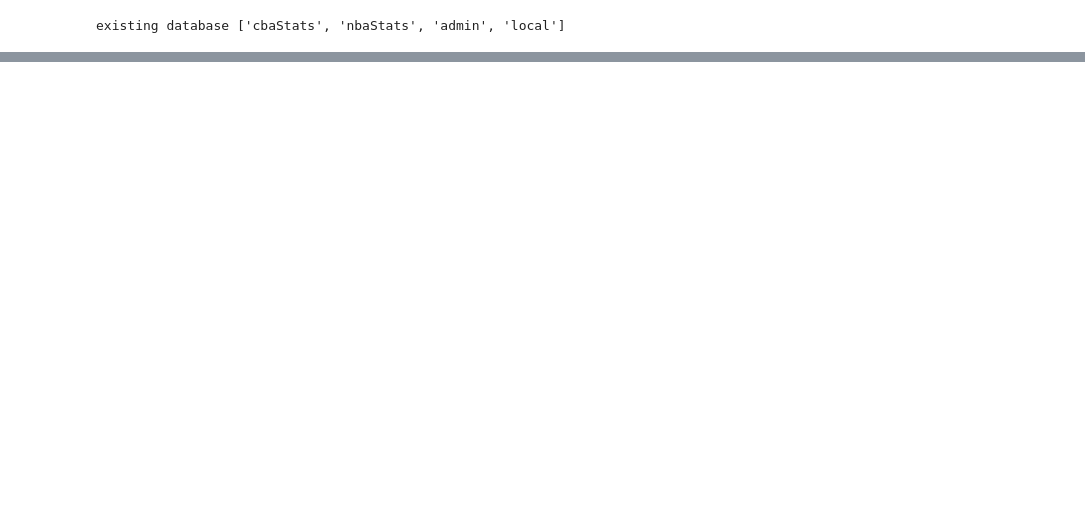
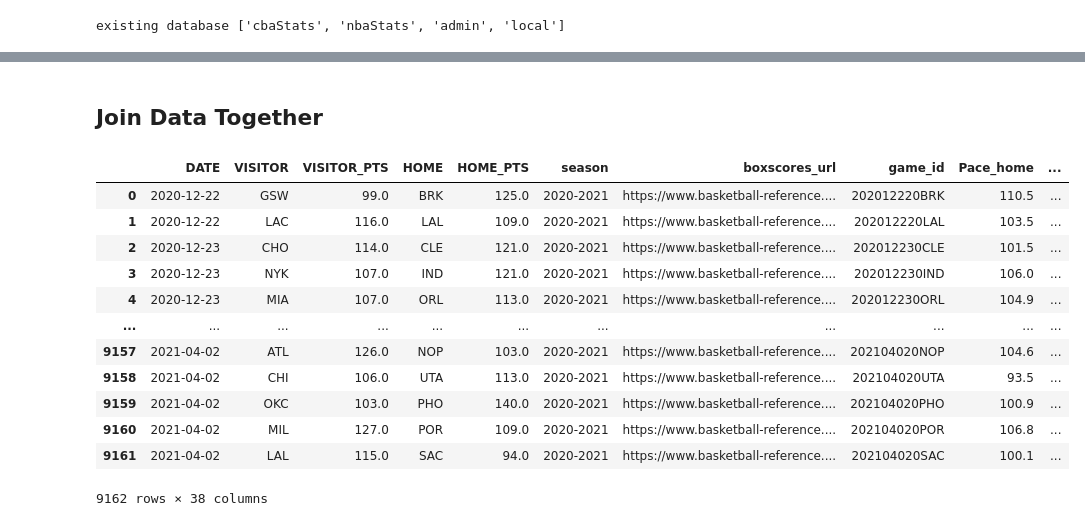
Before and after one commit to JJnotJimmyJohn/NBA_Score_Prediction, a Jupyter notebook: ScratchPaper.ipynb, the cells around one changed output, grey strips where cells are left out. Drawn from its saved outputs; the diff is of its cells as text; code cells hidden in the pictures; blank space fills up the shorter version.

Commit message:
complete preliminary processing of scraped data

```diff
--- a/ScratchPaper.ipynb
+++ b/ScratchPaper.ipynb
@@ -19,2 +12,5 @@ from requests.api import head
 # %%
 config={}
+# %%
+current_season_year = int(get_current_season())
+config['CURRENT_SEASON'] = f"{current_season_year-1}-{current_season_year}"
@@ -108,0 +70,8 @@ coll_nbaGames.find_one_and_update(filter={"game_id":})
+# %%
+# schedule
+schedule = mongodbio.select_records(coll_nbaGames,field={
+    'four_factors':0, 'basic_boxscores':0,'advanced_boxscores':0,'_id':0
+})
+schedule=pd.DataFrame(schedule)
+print(schedule.shape)
+schedule.head()
@@ -108,0 +107,24 @@ coll_nbaGames.find_one_and_update(filter={"game_id":})
+# %%
+# box scores
+adv_box_scores = mongodbio.select_records(coll_nbaGames,field={
+    'game_id':1,'advanced_boxscores':1,'_id':0
+})
+
+team_adv_box_scores_dfs = []
+bad_games=[]
+for adv_box_score in adv_box_scores:
+    game_id = adv_box_score['game_id']
+    team_adv_box_score = adv_box_score['advanced_boxscores']
+    for team, team_adv_box_score in team_adv_box_score.items():
+        team_adv_box_score = pd.DataFrame(team_adv_box_score)
+        team_adv_box_score['Team']=team
+        team_adv_box_score['game_id']=game_id
+        team_adv_box_scores_dfs.append(team_adv_box_score.iloc[-1])
+
+adv_box_scores=pd.concat(team_adv_box_scores_dfs,axis=1).transpose().reset_index(drop=True)
+
+# delete duplicated columns and empty, useless columns
+rm_cols = config['DUP_COL']
+adv_box_scores = adv_box_scores.drop(columns=rm_cols)
+print(adv_box_scores.shape)
+adv_box_scores.head()
@@ -108,0 +139,26 @@ coll_nbaGames.find_one_and_update(filter={"game_id":})
+# %% [markdown]
+## Join Data Together
+# %%
+# join with four factors
+_ = pd.merge(schedule,fourfactors,left_on=['game_id','HOME'],right_on=['game_id','Team'])
+_ = pd.merge(_,fourfactors,left_on=['game_id','VISITOR'],right_on=['game_id','Team'],suffixes=('_home','_visitor'))
+# join with box scores
+_ = pd.merge(_,adv_box_scores,left_on=['game_id','Team_home'],right_on=['game_id','Team'])
+complete_data = pd.merge(_,adv_box_scores,left_on=['game_id','Team_visitor'],right_on=['game_id','Team'],suffixes=('_home','_visitor'))
+complete_data = complete_data.drop(columns=['Team_home','Team_visitor'])
+# %%
+complete_data
+# %% [output]
+|  | DATE | VISITOR | VISITOR_PTS | HOME | HOME_PTS | season | boxscores_url | game_id | Pace_home | ... |
+| 0 | 2020-12-22 | GSW | 99.0 | BRK | 125.0 | 2020-2021 | https://www.basketball-reference.... | 202012220BRK | 110.5 | ... |
+| 1 | 2020-12-22 | LAC | 116.0 | LAL | 109.0 | 2020-2021 | https://www.basketball-reference.... | 202012220LAL | 103.5 | ... |
+| 2 | 2020-12-23 | CHO | 114.0 | CLE | 121.0 | 2020-2021 | https://www.basketball-reference.... | 202012230CLE | 101.5 | ... |
+| 3 | 2020-12-23 | NYK | 107.0 | IND | 121.0 | 2020-2021 | https://www.basketball-reference.... | 202012230IND | 106.0 | ... |
+| 4 | 2020-12-23 | MIA | 107.0 | ORL | 113.0 | 2020-2021 | https://www.basketball-reference.... | 202012230ORL | 104.9 | ... |
+| ... | ... | ... | ... | ... | ... | ... | ... | ... | ... | ... |
+| 9157 | 2021-04-02 | ATL | 126.0 | NOP | 103.0 | 2020-2021 | https://www.basketball-reference.... | 202104020NOP | 104.6 | ... |
+| 9158 | 2021-04-02 | CHI | 106.0 | UTA | 113.0 | 2020-2021 | https://www.basketball-reference.... | 202104020UTA | 93.5 | ... |
+| 9159 | 2021-04-02 | OKC | 103.0 | PHO | 140.0 | 2020-2021 | https://www.basketball-reference.... | 202104020PHO | 100.9 | ... |
+| 9160 | 2021-04-02 | MIL | 127.0 | POR | 109.0 | 2020-2021 | https://www.basketball-reference.... | 202104020POR | 106.8 | ... |
+| 9161 | 2021-04-02 | LAL | 115.0 | SAC | 94.0 | 2020-2021 | https://www.basketball-reference.... | 202104020SAC | 100.1 | ... |
+9162 rows × 38 columns
```
Also changed, not shown: parts of 24 cells of this notebook, 6 other files.
